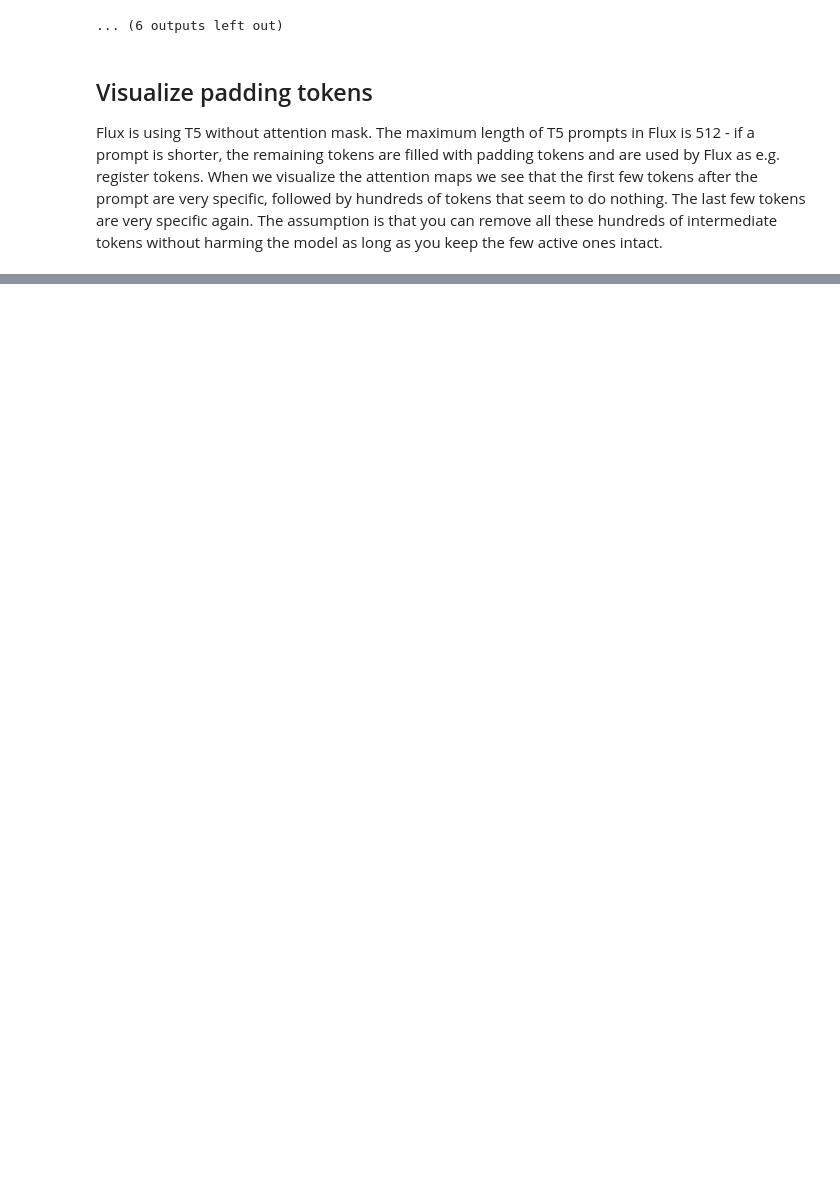
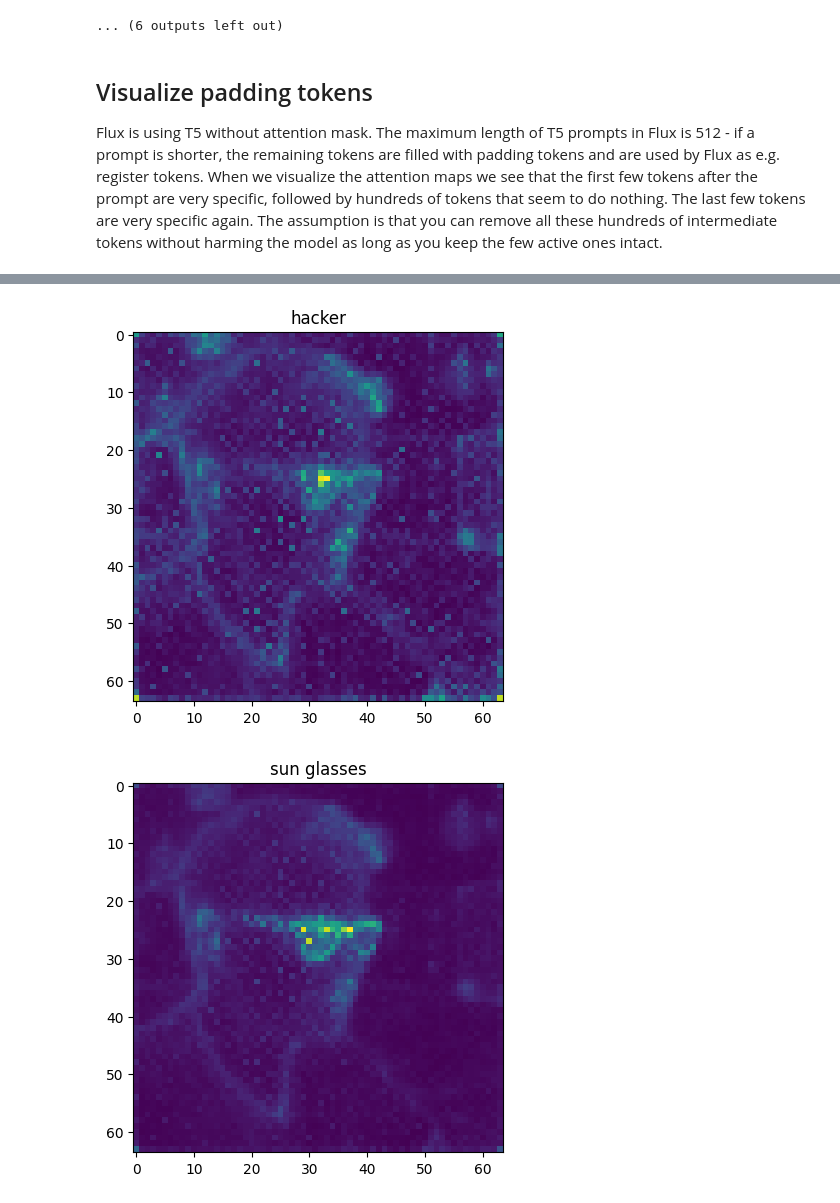
Before and after one commit to kaibioinfo/FluxAttentionMap, a Jupyter notebook: attentionmap.ipynb, the cells around one changed output, grey strips where cells are left out. Cells and saved outputs as stored; diff of their text form; code cells hidden in the pictures; blank space fills up the shorter version.

```diff
--- a/attentionmap.ipynb
+++ b/attentionmap.ipynb
@@ -406,0 +450,8 @@ for i in range(0, amap.getNumberOfPaddingTokens(), 50):
+# %%
+maps = AttentionMaps(pipe)
+amap=maps.visualize_all_layers(target=AttentionTarget.IMAGE_TO_TEXT)
+for word in ["hacker", "sun glasses", "monitors"]:
+    amap.showTokens(word)
+# %% [output]
+[figure, added]
+[figure, added]
```
Also changed, not shown: parts of 8 cells of this notebook.
